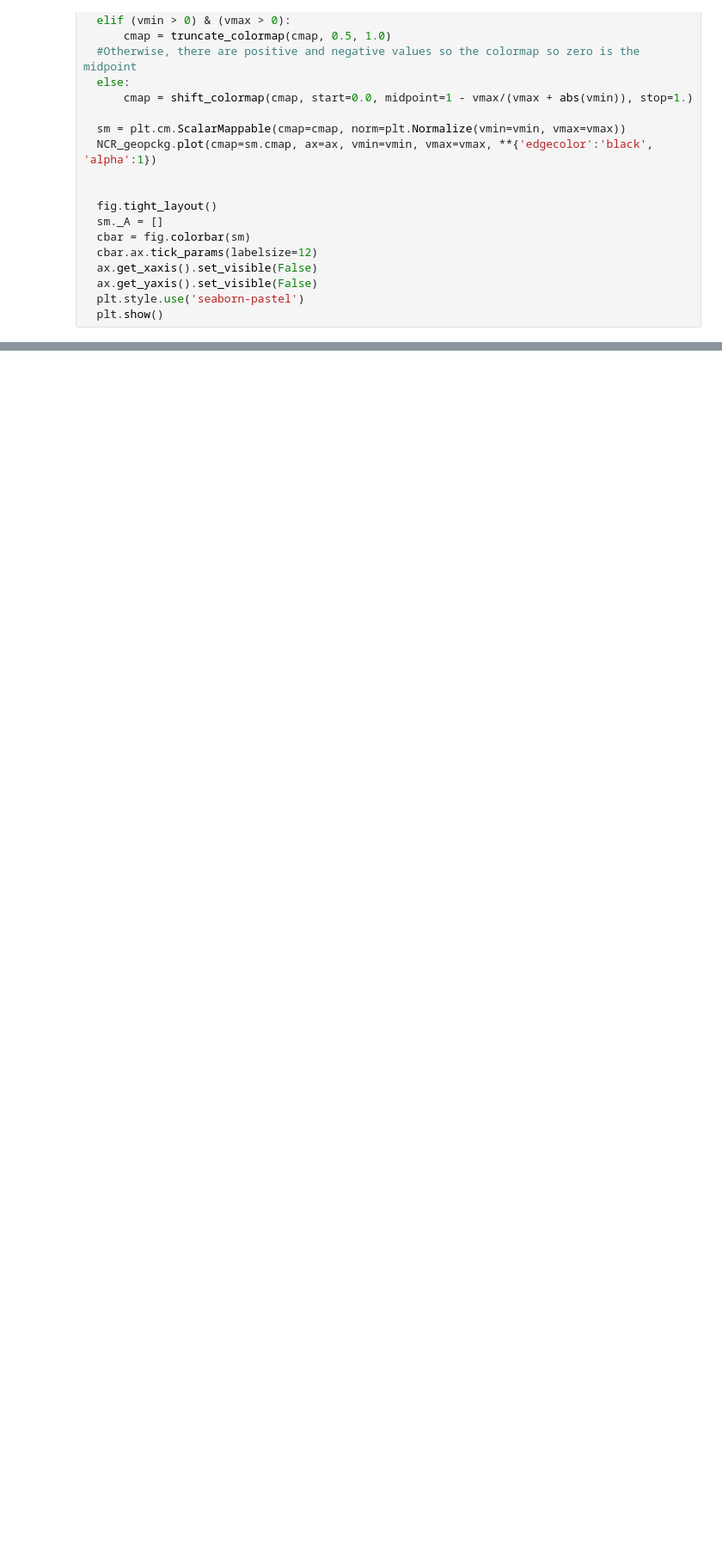
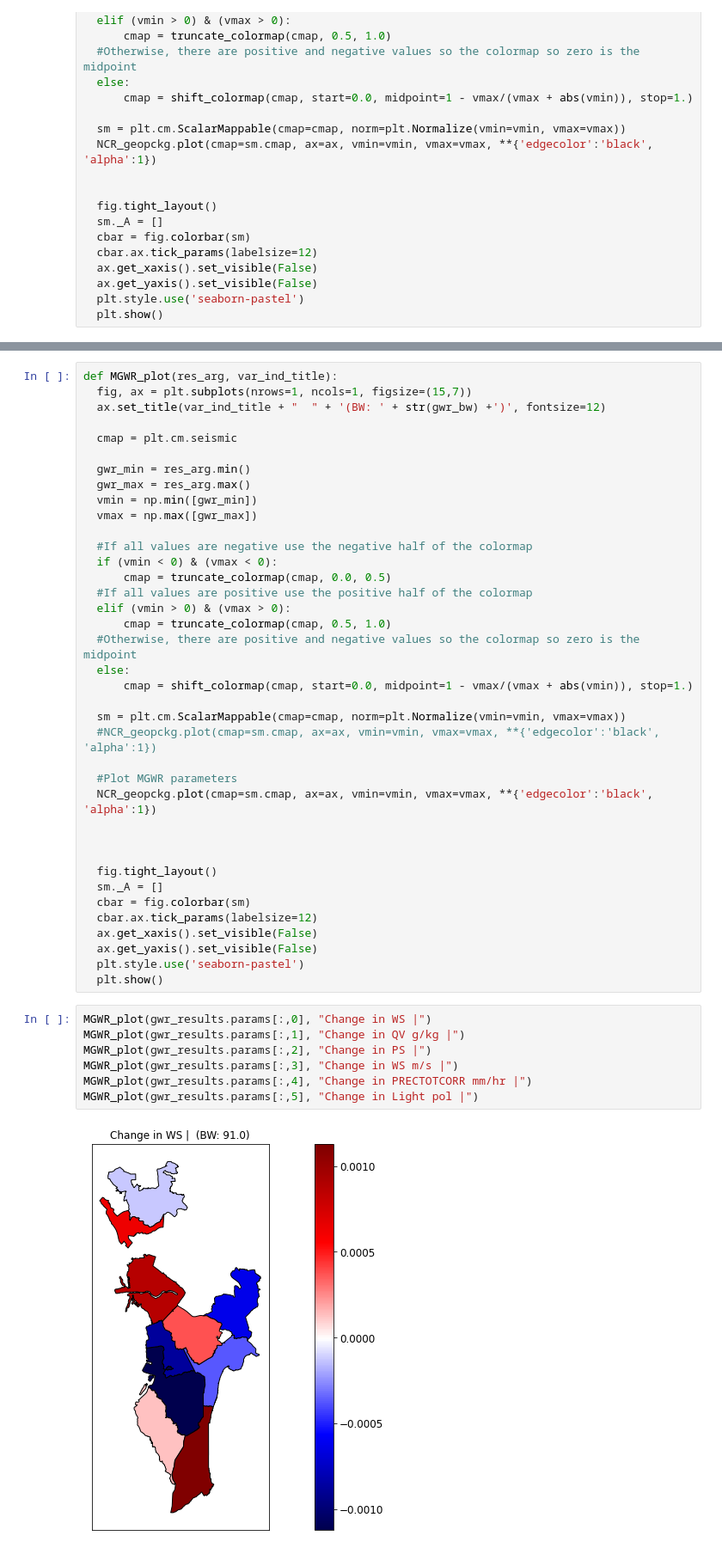
Before and after one commit to callmemark/Correlation-of-Night-Air-Temperature-and-light-pollution-in-major-cities-in-the-Philippines, a Jupyter notebook: Thesis_Proc.ipynb, the cells around one changed output, grey strips where cells are left out. Shown at 86% size. Cells and saved outputs as stored; diff of their text form; blank space fills up the shorter version.

Commit message:
Fix MGWR Normalize value used in (M)GWR Analysis

```diff
--- a/Thesis_Proc.ipynb
+++ b/Thesis_Proc.ipynb
@@ -741,0 +609,47 @@ show_plot_by_res_index(gwr_results.params[:,5], "X5")
+# %%
+def MGWR_plot(res_arg, var_ind_title):
+  fig, ax = plt.subplots(nrows=1, ncols=1, figsize=(15,7))
+  ax.set_title(var_ind_title + "  " + '(BW: ' + str(gwr_bw) +')', fontsize=12)
+
+  cmap = plt.cm.seismic
+
+  gwr_min = res_arg.min()
+  gwr_max = res_arg.max()
+  vmin = np.min([gwr_min])
+  vmax = np.max([gwr_max])
+
+  #If all values are negative use the negative half of the colormap
+  if (vmin < 0) & (vmax < 0):
+      cmap = truncate_colormap(cmap, 0.0, 0.5)
+  #If all values are positive use the positive half of the colormap
+  elif (vmin > 0) & (vmax > 0):
+      cmap = truncate_colormap(cmap, 0.5, 1.0)
+  #Otherwise, there are positive and negative values so the colormap so zero is the midpoint
+  else:
+      cmap = shift_colormap(cmap, start=0.0, midpoint=1 - vmax/(vmax + abs(vmin)), stop=1.)
+
+  sm = plt.cm.ScalarMappable(cmap=cmap, norm=plt.Normalize(vmin=vmin, vmax=vmax))
+  #NCR_geopckg.plot(cmap=sm.cmap, ax=ax, vmin=vmin, vmax=vmax, **{'edgecolor':'black', 'alpha':1})
+
+  #Plot MGWR parameters
+  NCR_geopckg.plot(cmap=sm.cmap, ax=ax, vmin=vmin, vmax=vmax, **{'edgecolor':'black', 'alpha':1})
+
+
+
+  fig.tight_layout()
+  sm._A = []
+  cbar = fig.colorbar(sm)
+  cbar.ax.tick_params(labelsize=12)
+  ax.get_xaxis().set_visible(False)
+  ax.get_yaxis().set_visible(False)
+  plt.style.use('seaborn-pastel')
+  plt.show()
+# %%
+MGWR_plot(gwr_results.params[:,0], "Change in WS |")
+MGWR_plot(gwr_results.params[:,1], "Change in QV g/kg |")
+MGWR_plot(gwr_results.params[:,2], "Change in PS |")
+MGWR_plot(gwr_results.params[:,3], "Change in WS m/s |")
+MGWR_plot(gwr_results.params[:,4], "Change in PRECTOTCORR mm/hr |")
+MGWR_plot(gwr_results.params[:,5], "Change in Light pol |")
+# %% [output]
+[figure, added]
```
Also changed, not shown: parts of 37 cells of this notebook.
